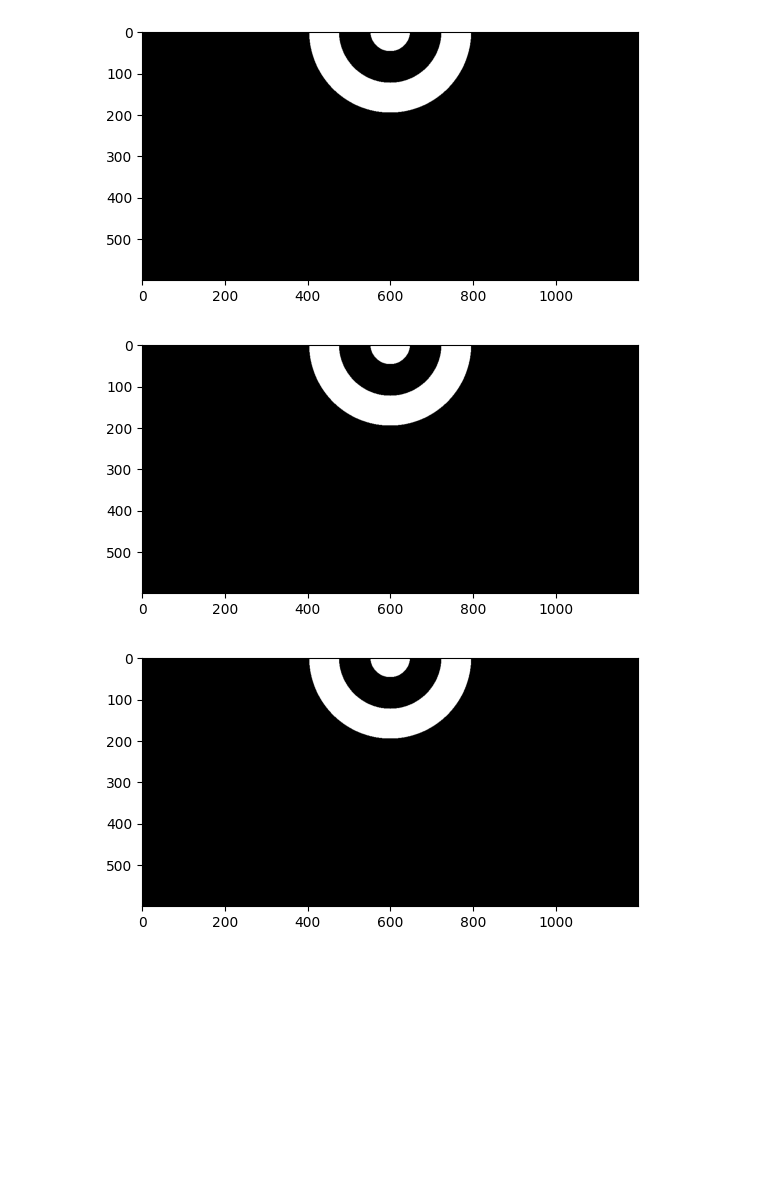
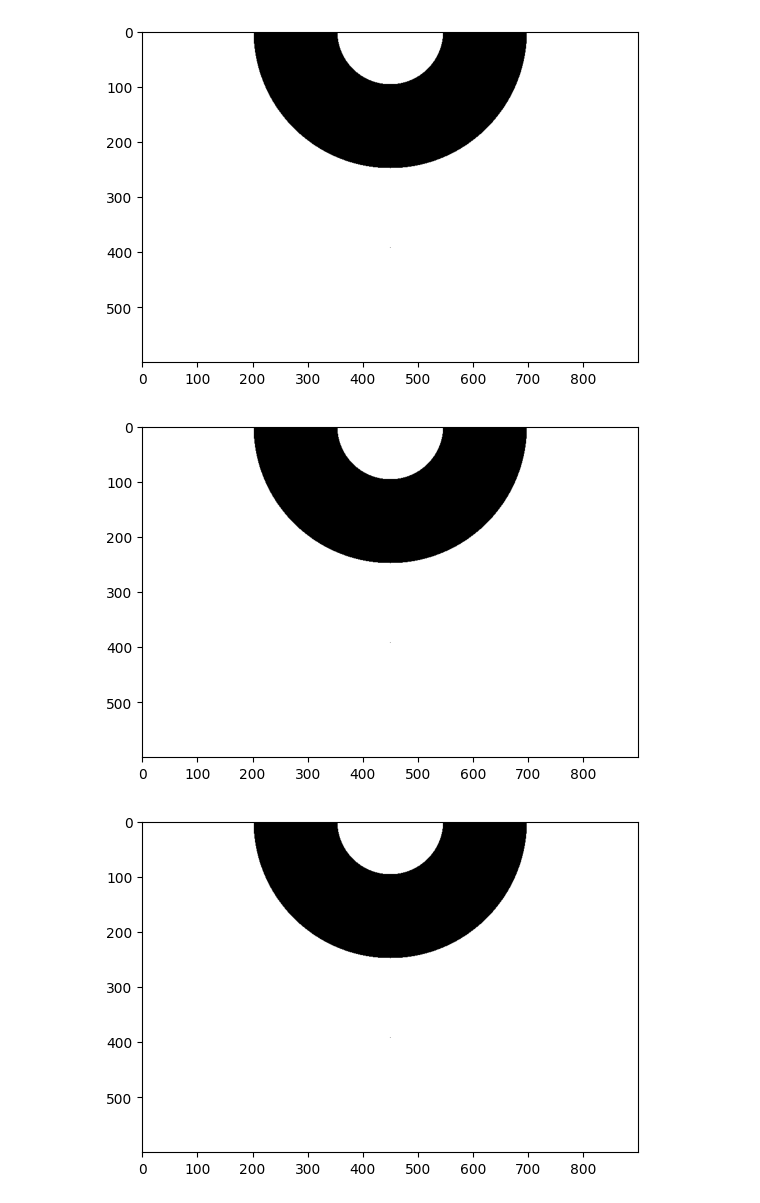
Before and after one commit to MahdiAhmadiKamal/PyLearn7-Image-Processing, a Jupyter notebook: PyLearn7-Assignment34/rainbow/rainbow.ipynb, the cells around one changed output. Cells and saved outputs as stored; diff of their text form; code cells hidden in the pictures; blank space fills up the shorter version.

```diff
--- a/PyLearn7-Assignment34/rainbow/rainbow.ipynb
+++ b/PyLearn7-Assignment34/rainbow/rainbow.ipynb
@@ -4,45 +4,51 @@ import cv2
 import numpy as np
 import matplotlib.pyplot as plt
 # %%
-page_w = 1200
+page_w = 900
 page_h = 600
 r = np.zeros((page_h, page_w), dtype=np.uint8)
 ox = page_w // 2
 oy = 0
 
 for x in range(page_h):
     for y in range(page_w):
-        if 0 < sqrt((x)**2 + (y-ox)**2) < 48 or 124 < sqrt((x)**2 + (y-ox)**2) < 196:
+        if 0 < sqrt((x)**2 + (y-ox)**2) < 96 or 248 < sqrt((x)**2 + (y-ox)**2) < 392:
+            r[x, y] = 255
+        if 392 < sqrt((x)**2 + (y-ox)**2):
             r[x, y] = 255
 
 plt.imshow(r, cmap="gray")
 plt.show()
 # %% [output]
-[figure, old version]
+[figure, new version]
 # %%
 g = np.zeros((page_h, page_w), dtype=np.uint8)
 for x in range(page_h):
     for y in range(page_w):
-        if 0 < sqrt((x)**2 + (y-ox)**2) < 24 or 72 < sqrt((x)**2 + (y-ox)**2) < 148:
+        if 0 < sqrt((x)**2 + (y-ox)**2) < 48 or 144 < sqrt((x)**2 + (y-ox)**2) < 296:
             g[x, y] = 255
-        if 148 < sqrt((x)**2 + (y-ox)**2) < 172:
+        if 296 < sqrt((x)**2 + (y-ox)**2) < 344:
             g[x, y] = 165
+        if 392 < sqrt((x)**2 + (y-ox)**2):
+            g[x, y] = 255
 
 plt.imshow(r, cmap="gray")
 plt.show()
 # %% [output]
-[figure, old version]
+[figure, new version]
 # %%
 b = np.zeros((page_h, page_w), dtype=np.uint8)
 for x in range(page_h):
     for y in range(page_w):
-        if 0 < sqrt((x)**2 + (y-ox)**2) < 96:
+        if 0 < sqrt((x)**2 + (y-ox)**2) < 192:
+            b[x, y] = 255
+        if 392 < sqrt((x)**2 + (y-ox)**2):
             b[x, y] = 255
 
 plt.imshow(r, cmap="gray")
 plt.show()
 # %% [output]
-[figure, old version]
+[figure, new version]
 # %%
 rainbow = cv2.merge([r, g, b])
 plt.imshow(rainbow)
```
Also changed, not shown: parts of 1 cell of this notebook, 6 other files.
